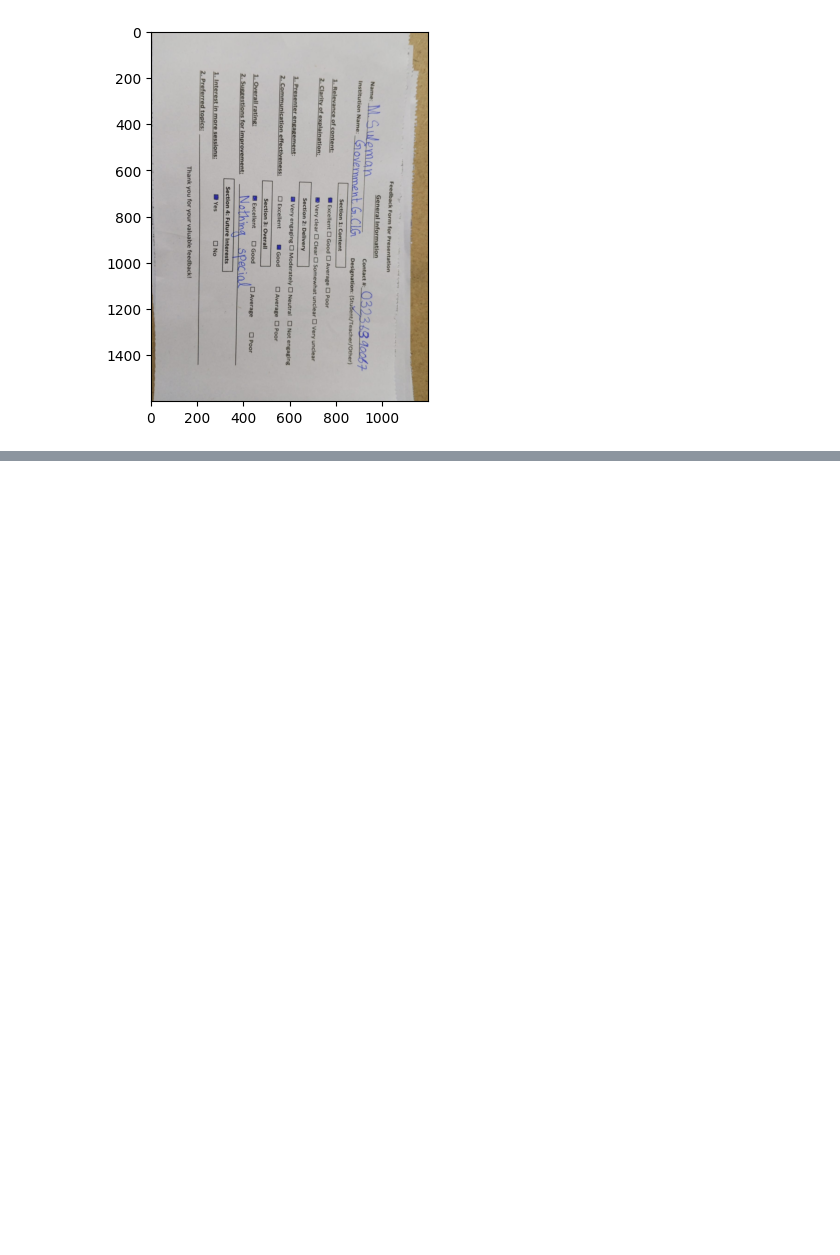
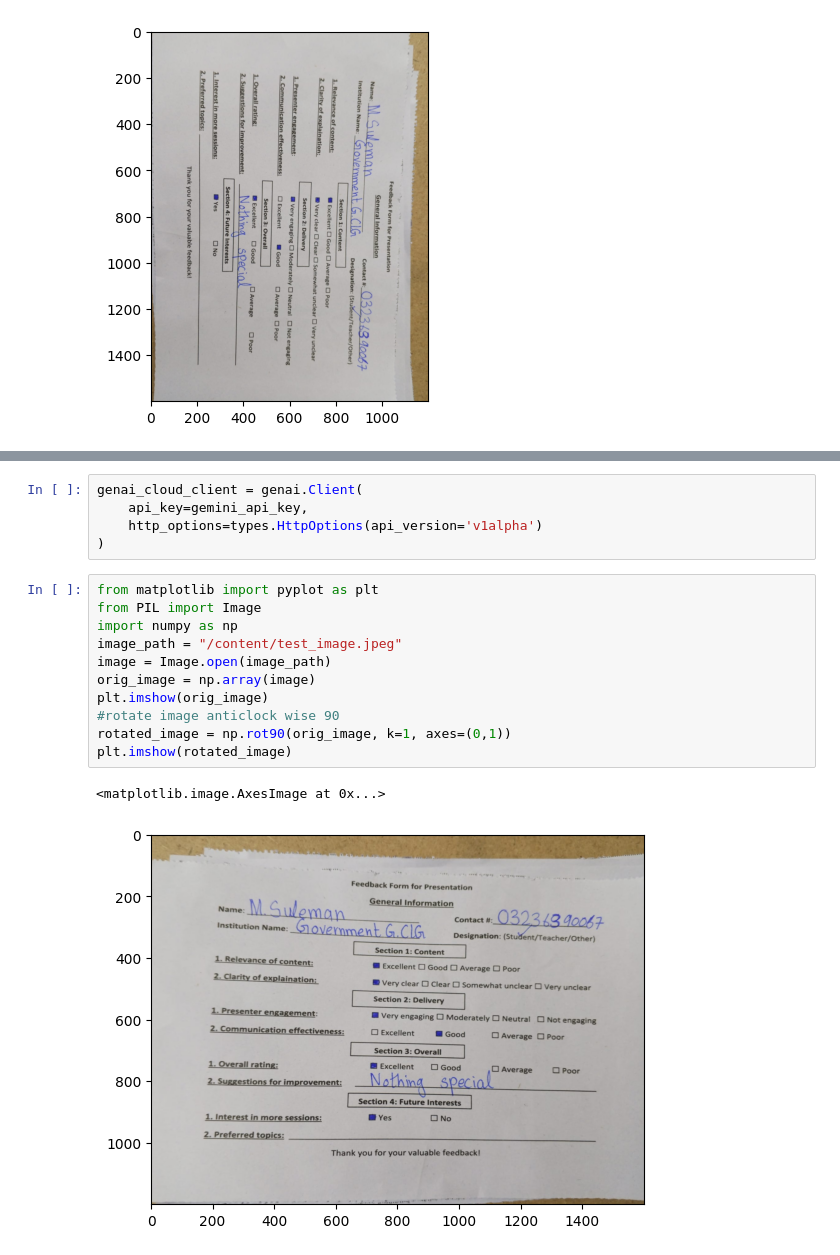
Before and after one commit to Mubashar-Bashir/AgenticAI, a Jupyter notebook: 01_hello_agent_OpenAi_Agent_SDK_Feedback.ipynb, the cells around one changed output, grey strips where cells are left out. Saved outputs shown, nothing was run; the diff lists cells and outputs as text; blank space fills up the shorter version.

```diff
--- a/01_hello_agent_OpenAi_Agent_SDK_Feedback.ipynb
+++ b/01_hello_agent_OpenAi_Agent_SDK_Feedback.ipynb
@@ -371,0 +701,19 @@ except Exception as e:
+# %%
+genai_cloud_client = genai.Client(
+    api_key=gemini_api_key,
+    http_options=types.HttpOptions(api_version='v1alpha')
+)
+# %%
+from matplotlib import pyplot as plt
+from PIL import Image
+import numpy as np
+image_path = "/content/test_image.jpeg"
+image = Image.open(image_path)
+orig_image = np.array(image)
+plt.imshow(orig_image)
+#rotate image anticlock wise 90
+rotated_image = np.rot90(orig_image, k=1, axes=(0,1))
+plt.imshow(rotated_image)
+# %% [output]
+<matplotlib.image.AxesImage at 0x...>
+[figure, added]
```
Also changed, not shown: parts of 15 cells of this notebook.
